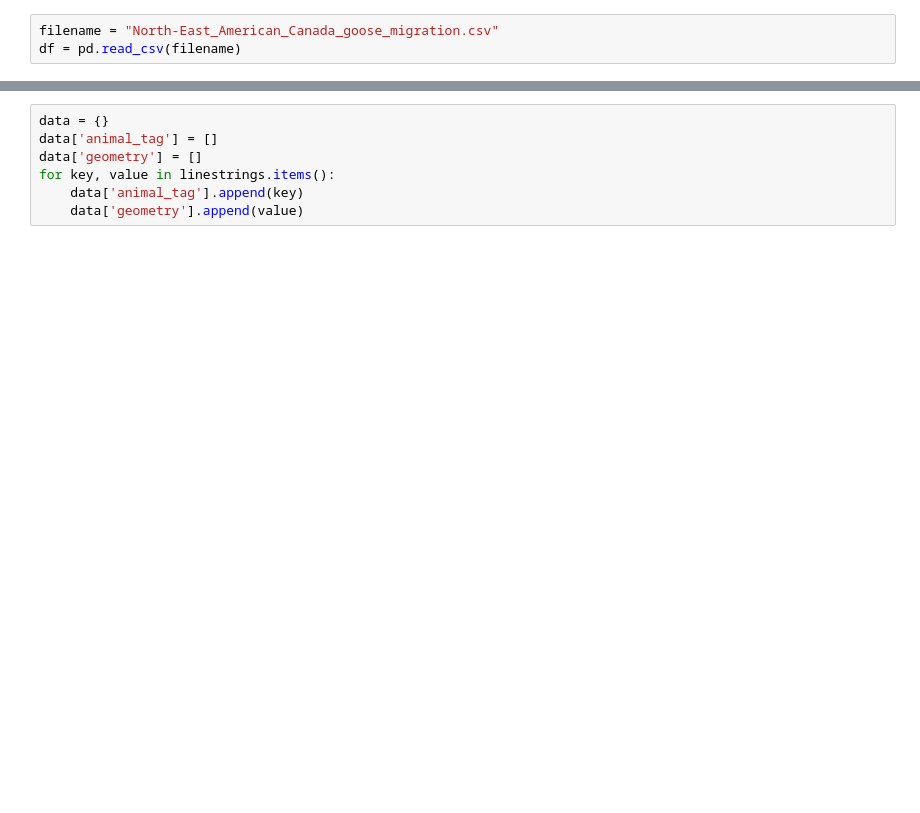
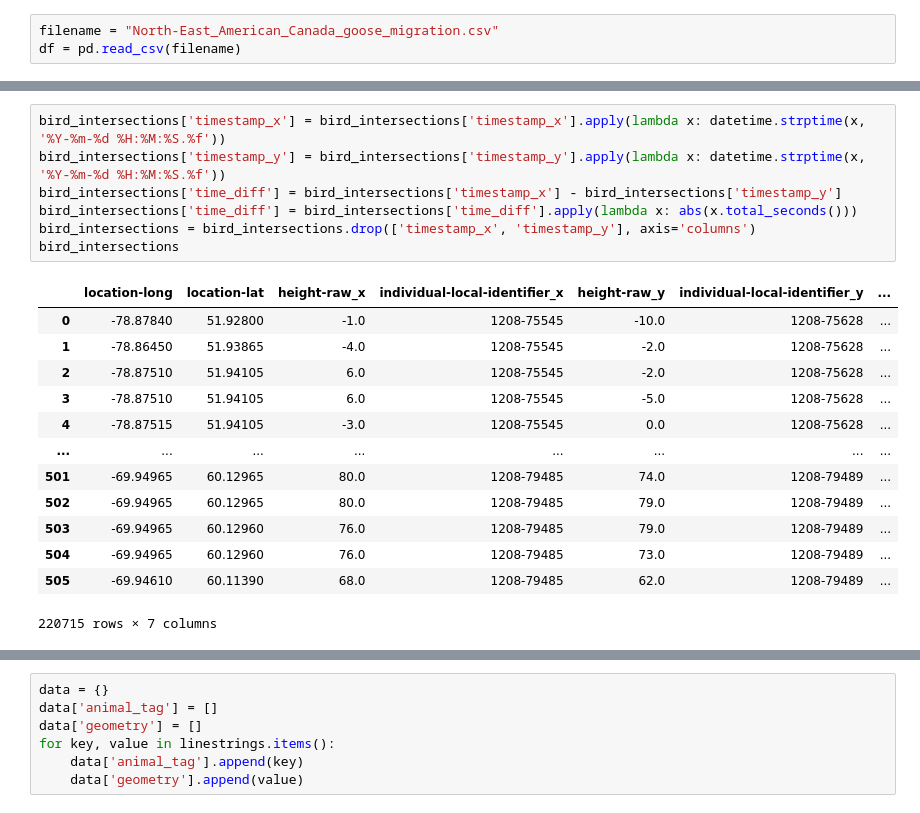
Before and after one commit to Chebawca21/canadian_goose_interactions, a Jupyter notebook: test.ipynb, the cells around one changed output, grey strips where cells are left out. Cells and saved outputs as stored; diff of their text form; blank space fills up the shorter version.

```diff
--- a/test.ipynb
+++ b/test.ipynb
@@ -11,0 +78,21 @@ for _, row in df.iterrows():
+# %%
+bird_intersections['timestamp_x'] = bird_intersections['timestamp_x'].apply(lambda x: datetime.strptime(x, '%Y-%m-%d %H:%M:%S.%f'))
+bird_intersections['timestamp_y'] = bird_intersections['timestamp_y'].apply(lambda x: datetime.strptime(x, '%Y-%m-%d %H:%M:%S.%f'))
+bird_intersections['time_diff'] = bird_intersections['timestamp_x'] - bird_intersections['timestamp_y']
+bird_intersections['time_diff'] = bird_intersections['time_diff'].apply(lambda x: abs(x.total_seconds()))
+bird_intersections = bird_intersections.drop(['timestamp_x', 'timestamp_y'], axis='columns')
+bird_intersections
+# %% [output]
+|  | location-long | location-lat | height-raw_x | individual-local-identifier_x | height-raw_y | individual-local-identifier_y | ... |
+| 0 | -78.87840 | 51.92800 | -1.0 | 1208-75545 | -10.0 | 1208-75628 | ... |
+| 1 | -78.86450 | 51.93865 | -4.0 | 1208-75545 | -2.0 | 1208-75628 | ... |
+| 2 | -78.87510 | 51.94105 | 6.0 | 1208-75545 | -2.0 | 1208-75628 | ... |
+| 3 | -78.87510 | 51.94105 | 6.0 | 1208-75545 | -5.0 | 1208-75628 | ... |
+| 4 | -78.87515 | 51.94105 | -3.0 | 1208-75545 | 0.0 | 1208-75628 | ... |
+| ... | ... | ... | ... | ... | ... | ... | ... |
+| 501 | -69.94965 | 60.12965 | 80.0 | 1208-79485 | 74.0 | 1208-79489 | ... |
+| 502 | -69.94965 | 60.12965 | 80.0 | 1208-79485 | 79.0 | 1208-79489 | ... |
+| 503 | -69.94965 | 60.12960 | 76.0 | 1208-79485 | 79.0 | 1208-79489 | ... |
+| 504 | -69.94965 | 60.12960 | 76.0 | 1208-79485 | 73.0 | 1208-79489 | ... |
+| 505 | -69.94610 | 60.11390 | 68.0 | 1208-79485 | 62.0 | 1208-79489 | ... |
+220715 rows × 7 columns
```
Also changed, not shown: parts of 27 cells of this notebook, 4 other files.
